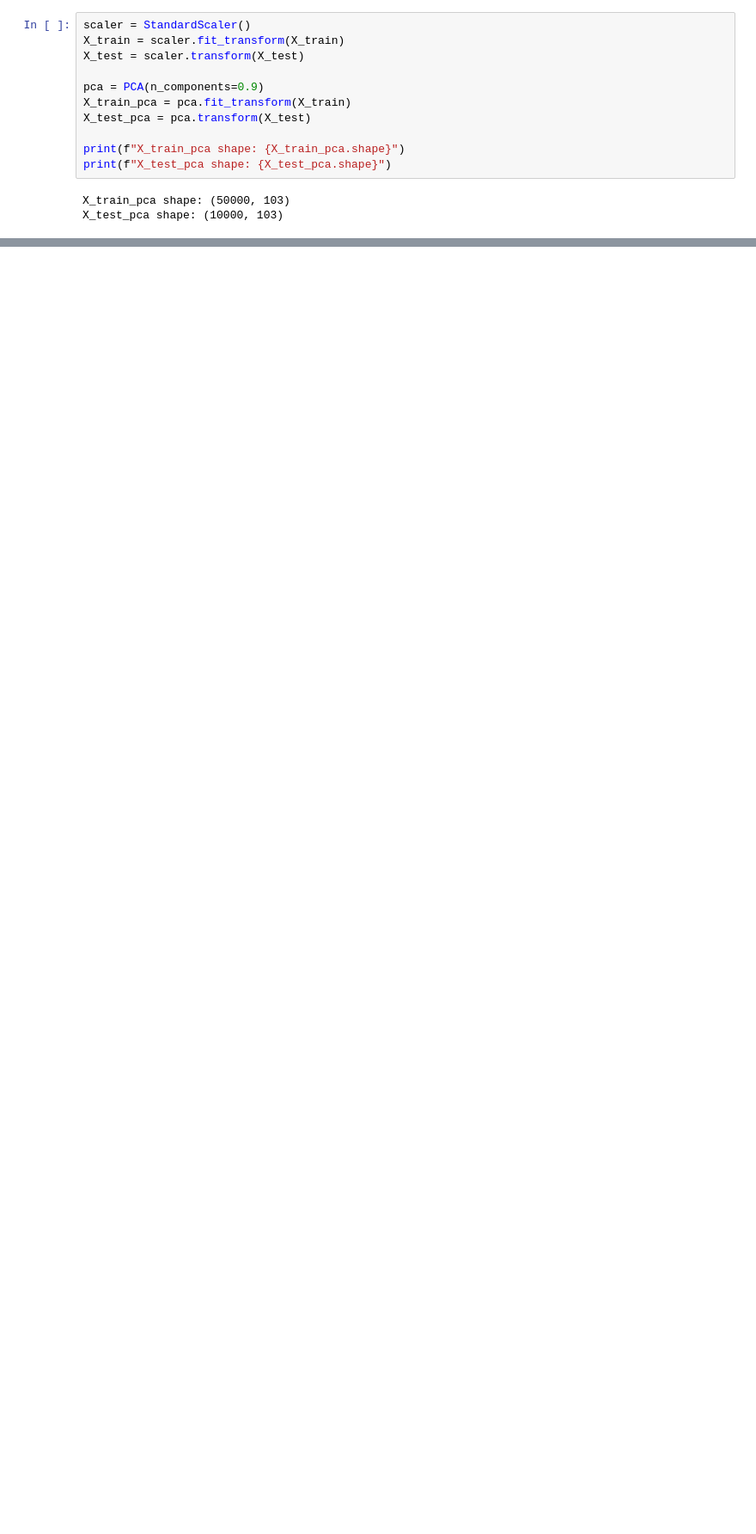
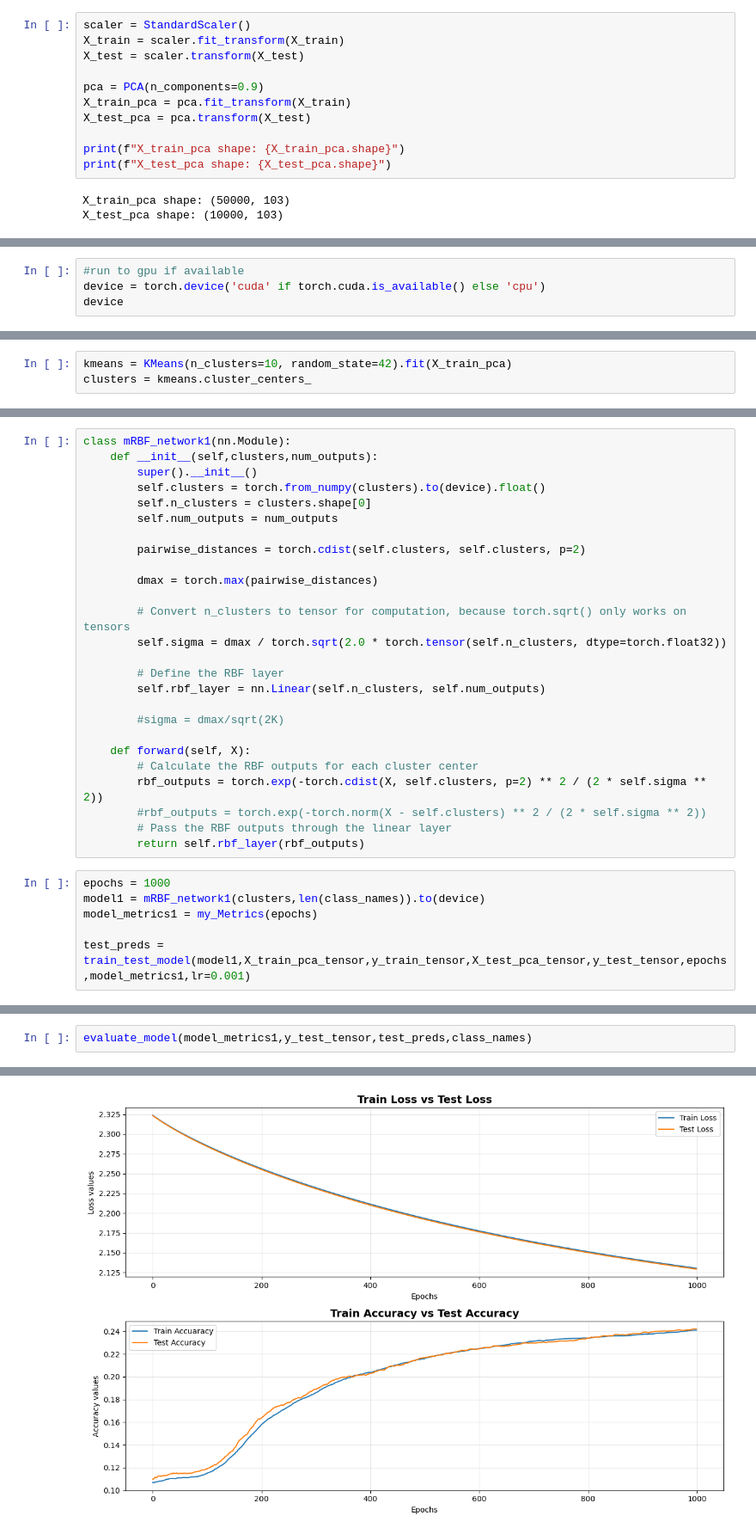
Before and after one commit to kounsolas/NeuralNetworks, a Jupyter notebook: Task3.ipynb, the cells around one changed output, grey strips where cells are left out. Shown at 86% size. Drawn from its saved outputs; the diff is of its cells as text; blank space fills up the shorter version.

```diff
--- a/Task3.ipynb
+++ b/Task3.ipynb
@@ -156,0 +99,4 @@ Accuracy: 0.2511
+# %%
+#run to gpu if available
+device = torch.device('cuda' if torch.cuda.is_available() else 'cpu')
+device
@@ -156,0 +107,3 @@ Accuracy: 0.2511
+# %%
+kmeans = KMeans(n_clusters=10, random_state=42).fit(X_train_pca)
+clusters = kmeans.cluster_centers_
@@ -156,0 +235,32 @@ Accuracy: 0.2511
+# %%
+class mRBF_network1(nn.Module):
+    def __init__(self,clusters,num_outputs):
+        super().__init__()
+        self.clusters = torch.from_numpy(clusters).to(device).float()
+        self.n_clusters = clusters.shape[0]
+        self.num_outputs = num_outputs
+
+        pairwise_distances = torch.cdist(self.clusters, self.clusters, p=2)
+
+        dmax = torch.max(pairwise_distances)
+
+        # Convert n_clusters to tensor for computation, because torch.sqrt() only works on tensors
+        self.sigma = dmax / torch.sqrt(2.0 * torch.tensor(self.n_clusters, dtype=torch.float32))
+
+        # Define the RBF layer
+        self.rbf_layer = nn.Linear(self.n_clusters, self.num_outputs)
+
+        #sigma = dmax/sqrt(2K)
+
+    def forward(self, X):
+        # Calculate the RBF outputs for each cluster center
+        rbf_outputs = torch.exp(-torch.cdist(X, self.clusters, p=2) ** 2 / (2 * self.sigma ** 2))
+        #rbf_outputs = torch.exp(-torch.norm(X - self.clusters) ** 2 / (2 * self.sigma ** 2))
+        # Pass the RBF outputs through the linear layer
+        return self.rbf_layer(rbf_outputs)
+# %%
+epochs = 1000
+model1 = mRBF_network1(clusters,len(class_names)).to(device)
+model_metrics1 = my_Metrics(epochs)
+
+test_preds = train_test_model(model1,X_train_pca_tensor,y_train_tensor,X_test_pca_tensor,y_test_tensor,epochs,model_metrics1,lr=0.001)
@@ -156,0 +280,3 @@ Accuracy: 0.2511
+# %%
+evaluate_model(model_metrics1,y_test_tensor,test_preds,class_names)
+# %% [output]
@@ -156,0 +299 @@ Accuracy: 0.2511
+[figure, added]
```
Also changed, not shown: parts of 26 cells of this notebook.
